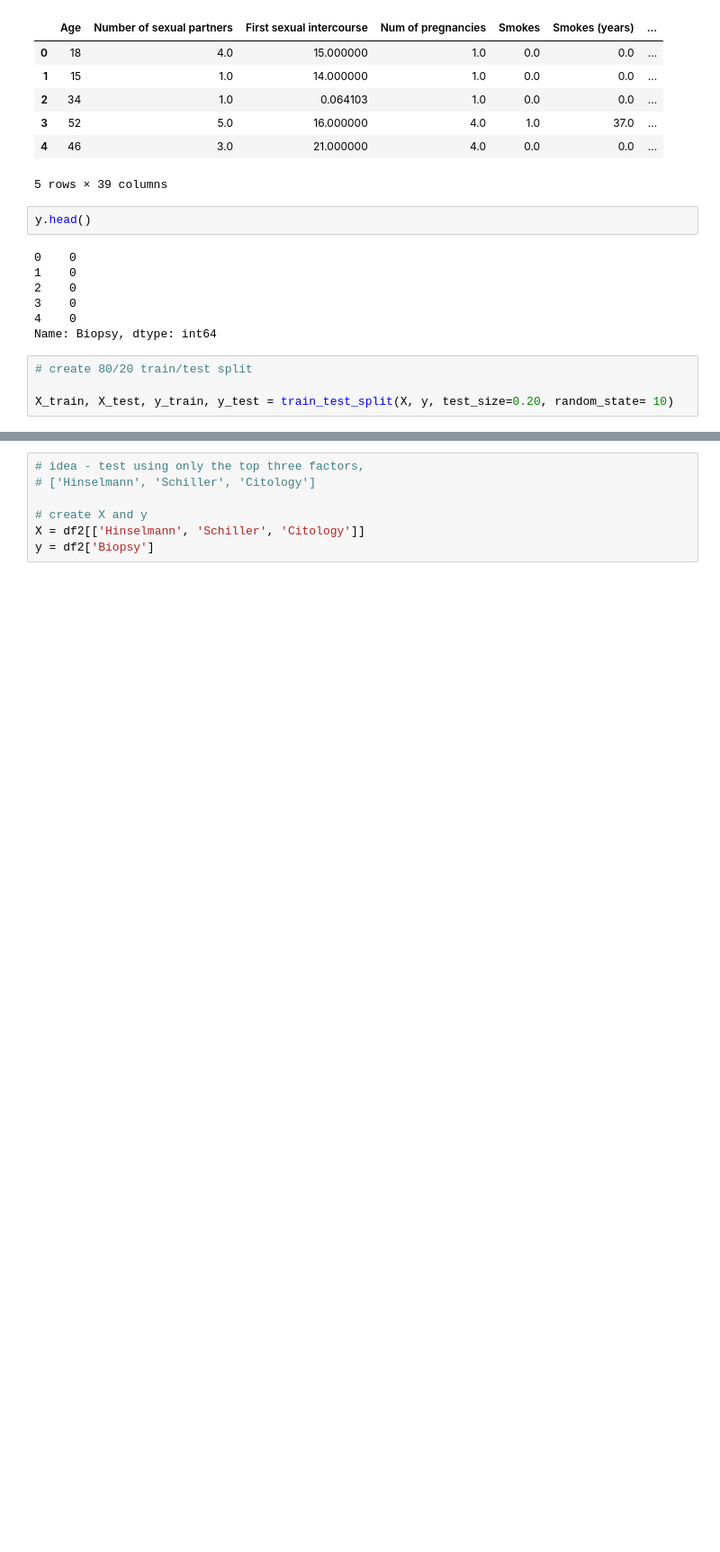
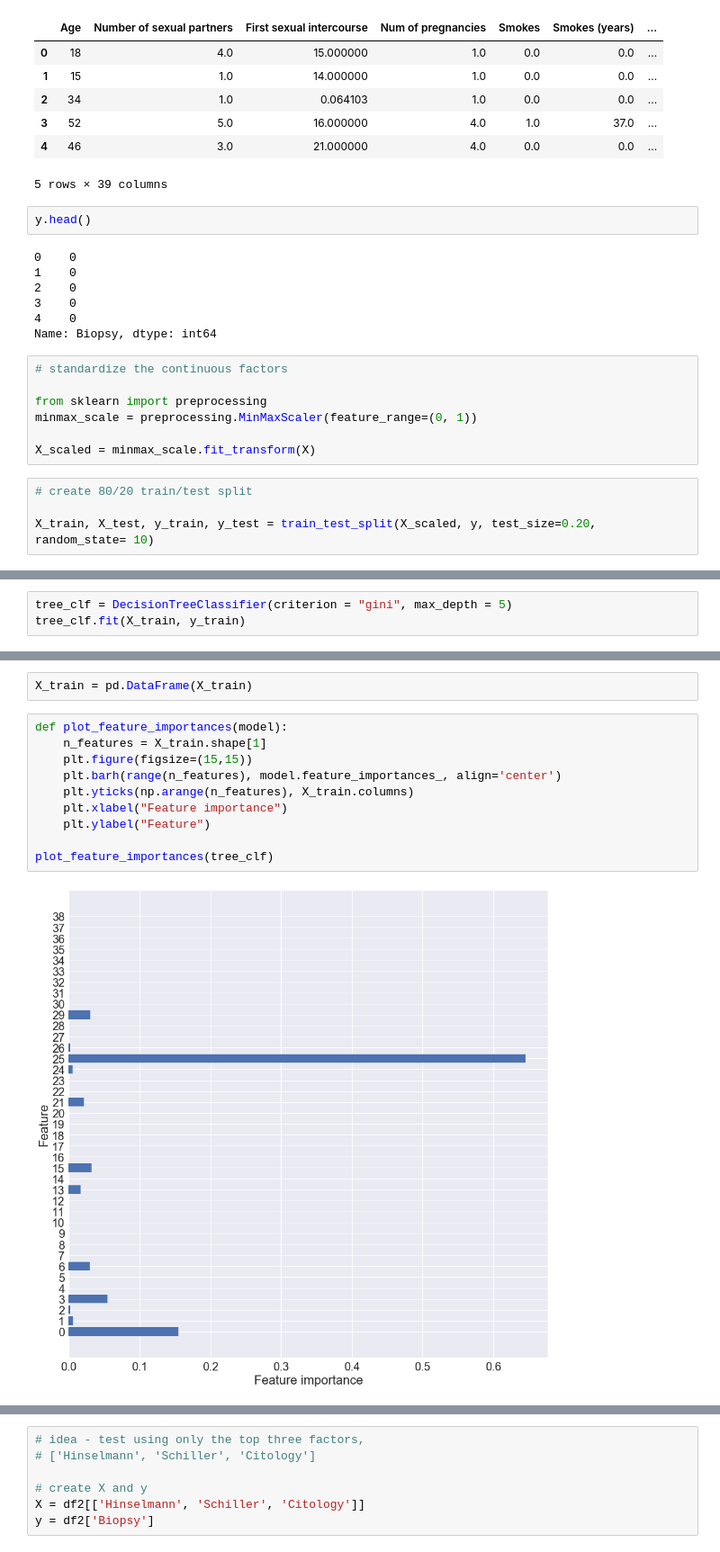
Before and after one commit to giorosati/dsc-3-final-project-online-ds-pt-100118, a Jupyter notebook: student.ipynb, the cells around one changed output, grey strips where cells are left out. Shown at 90% size. Drawn from its saved outputs; the diff is of its cells as text; blank space fills up the shorter version.

Commit message:
multiple ML models created

```diff
--- a/student.ipynb
+++ b/student.ipynb
@@ -762,7 +772,14 @@ y.head()
 3    0
 4    0
 Name: Biopsy, dtype: int64
+# %%
+# standardize the continuous factors
+
+from sklearn import preprocessing
+minmax_scale = preprocessing.MinMaxScaler(feature_range=(0, 1))
+
+X_scaled = minmax_scale.fit_transform(X)
 # %%
 # create 80/20 train/test split
 
-X_train, X_test, y_train, y_test = train_test_split(X, y, test_size=0.20, random_state= 10)
+X_train, X_test, y_train, y_test = train_test_split(X_scaled, y, test_size=0.20, random_state= 10)
@@ -787,0 +794,3 @@ y = y_train
+# %%
+tree_clf = DecisionTreeClassifier(criterion = "gini", max_depth = 5)
+tree_clf.fit(X_train, y_train)
@@ -787,0 +815,14 @@ y = y_train
+# %%
+X_train = pd.DataFrame(X_train)
+# %%
+def plot_feature_importances(model):
+    n_features = X_train.shape[1]
+    plt.figure(figsize=(15,15))
+    plt.barh(range(n_features), model.feature_importances_, align='center')
+    plt.yticks(np.arange(n_features), X_train.columns)
+    plt.xlabel("Feature importance")
+    plt.ylabel("Feature")
+
+plot_feature_importances(tree_clf)
+# %% [output]
+[figure, added]
```
Also changed, not shown: parts of 25 cells of this notebook, 1 other file.
